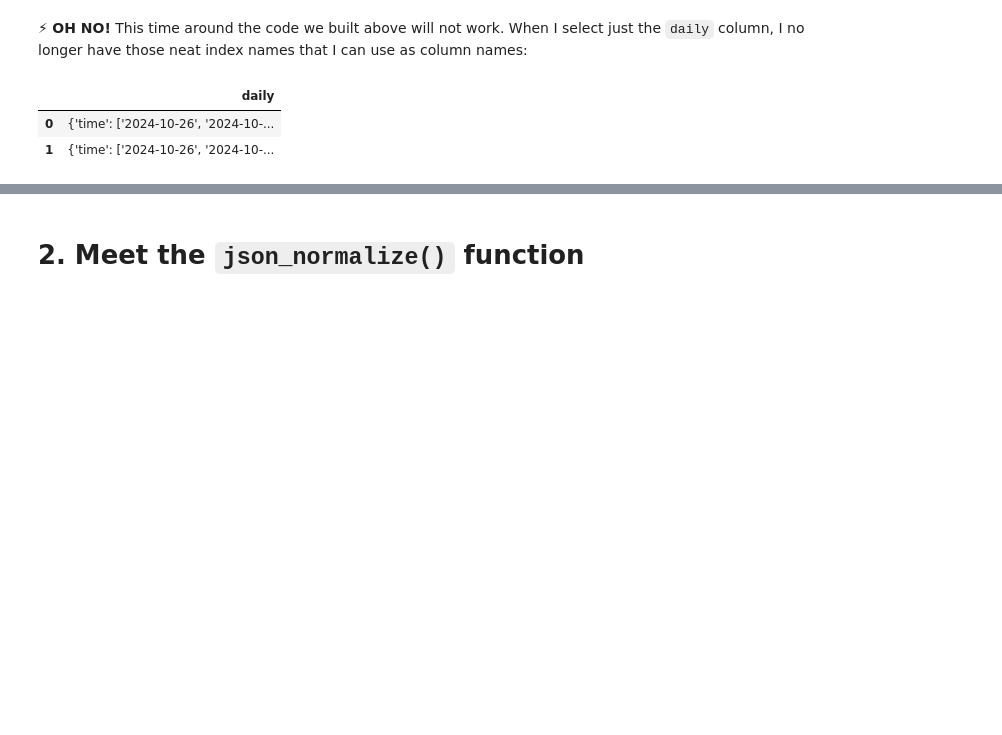
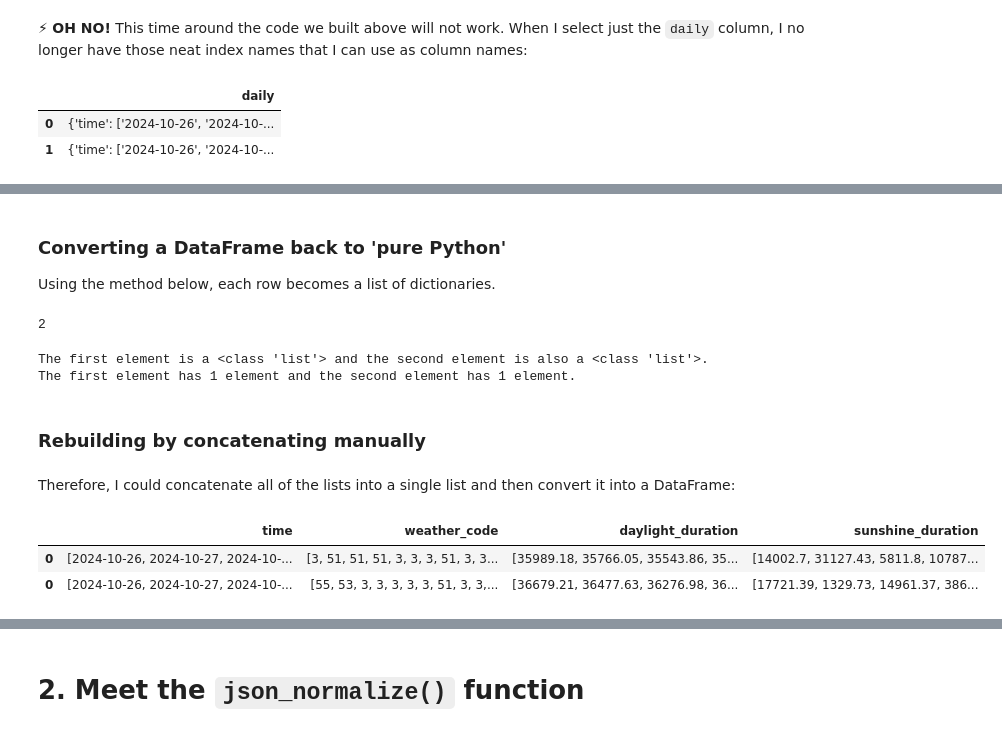
Before and after one commit to zoe-e-thomas/ds105a-2024, a Jupyter notebook: W07-Material/code/LSE_DS105A_2024_W07_lecture.ipynb, the cells around one changed output, grey strips where cells are left out. Drawn from its saved outputs; the diff is of its cells as text; code cells hidden in the pictures; blank space fills up the shorter version.

```diff
--- a/W07-Material/code/LSE_DS105A_2024_W07_lecture.ipynb
+++ b/W07-Material/code/LSE_DS105A_2024_W07_lecture.ipynb
@@ -344,0 +512,27 @@ list_of_dfs[0]
+# %% [markdown]
+### Converting a DataFrame back to 'pure Python'
+
+Using the method below, each row becomes a list of dictionaries.
+# %%
+# I will save that to a variable so I can use it later.
+output = pd.DataFrame(json_two_locations)[selected_columns].values.tolist()
+
+len(output)
+# %% [output]
+2
+# %%
+print(f"The first element is a {type(output[0])} and the second element is also a {type(output[1])}.")
+print(f"The first element has {len(output[0])} element and the second element has {len(output[1])} element.")
+# %% [output]
+The first element is a <class 'list'> and the second element is also a <class 'list'>.
+The first element has 1 element and the second element has 1 element.
+# %% [markdown]
+### Rebuilding by concatenating manually
+# %% [markdown]
+Therefore, I could concatenate all of the lists into a single list and then convert it into a DataFrame:
+# %%
+pd.concat([pd.DataFrame(output[0]), pd.DataFrame(output[1])])
+# %% [output]
+|  | time | weather_code | daylight_duration | sunshine_duration |
+| 0 | [2024-10-26, 2024-10-27, 2024-10-... | [3, 51, 51, 51, 3, 3, 3, 51, 3, 3... | [35989.18, 35766.05, 35543.86, 35... | [14002.7, 31127.43, 5811.8, 10787... |
+| 0 | [2024-10-26, 2024-10-27, 2024-10-... | [55, 53, 3, 3, 3, 3, 3, 51, 3, 3,... | [36679.21, 36477.63, 36276.98, 36... | [17721.39, 1329.73, 14961.37, 386... |
```
Also changed, not shown: parts of 70 cells of this notebook.
